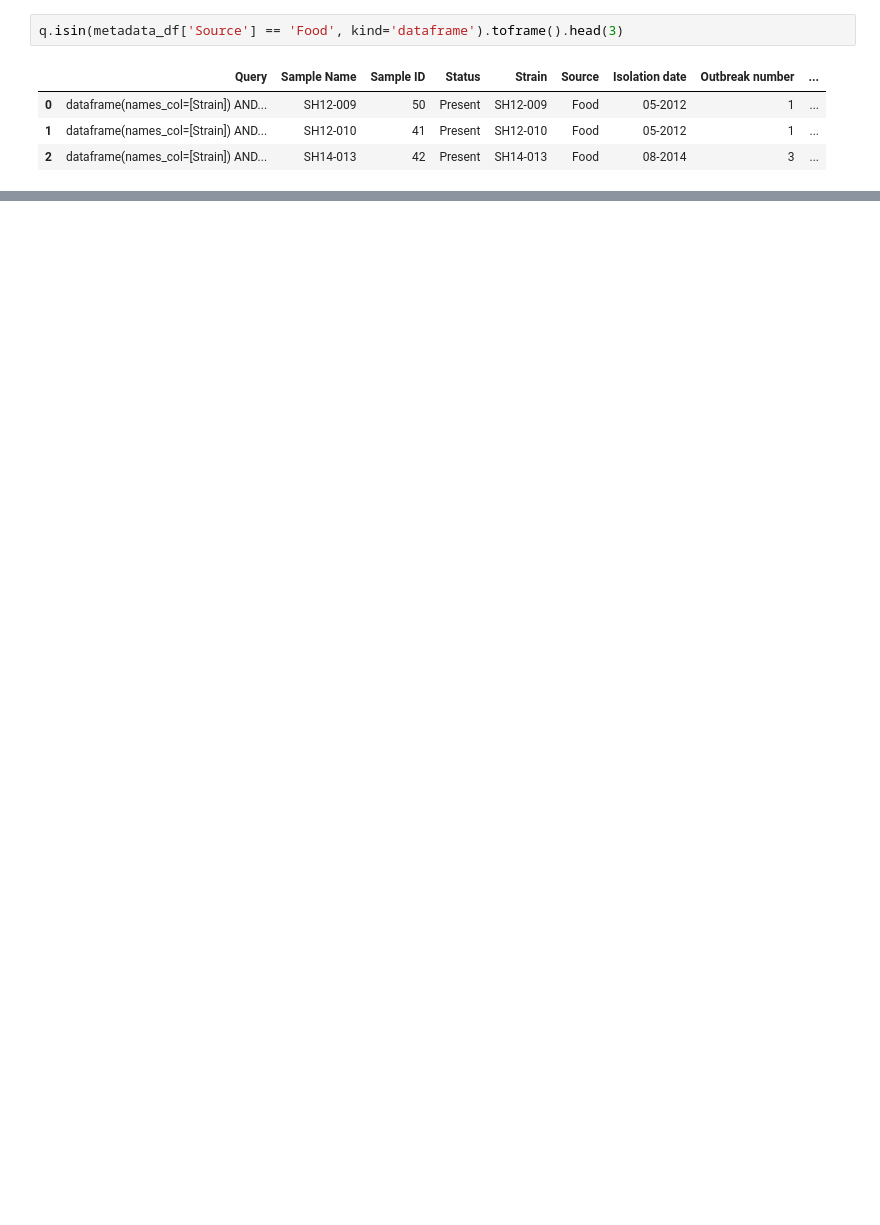
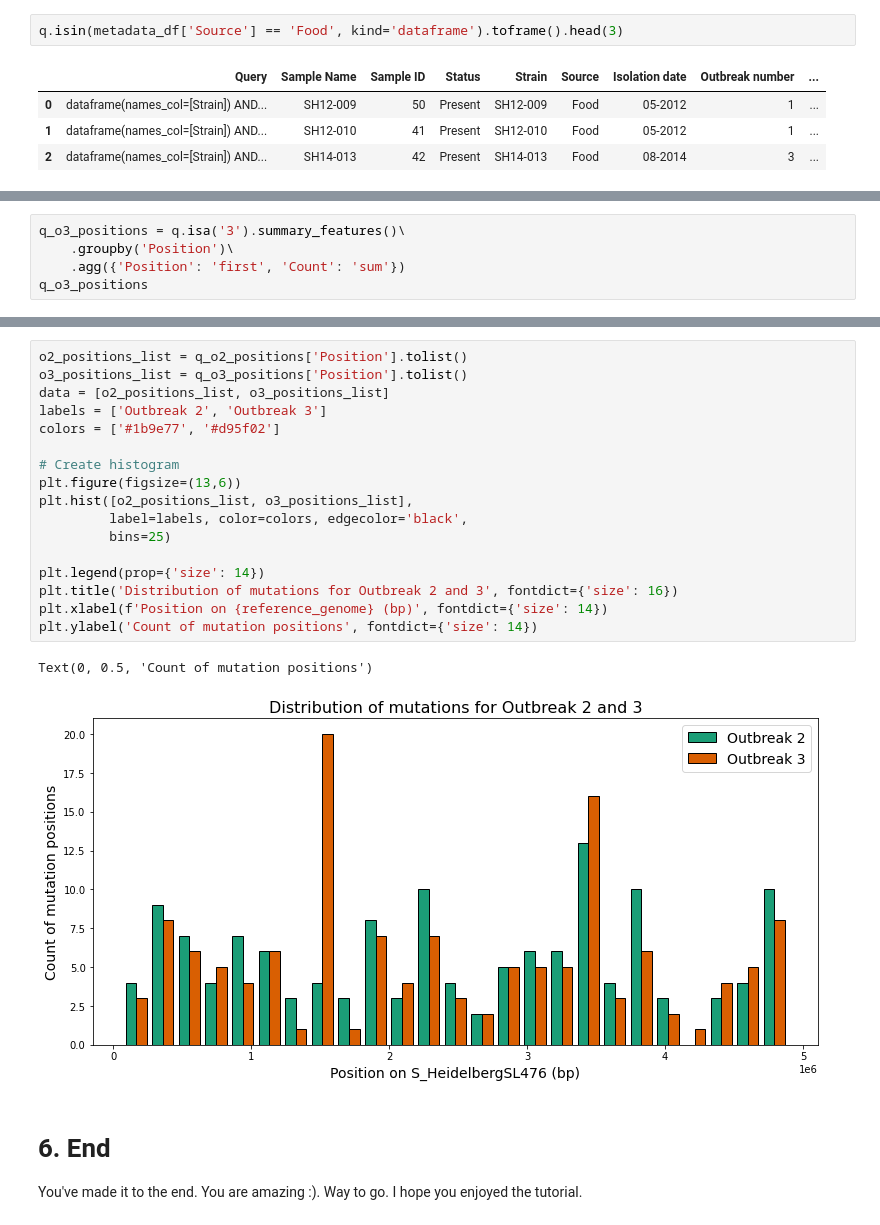
Before and after one commit to apetkau/genomics-data-index, a Jupyter notebook: docs/tutorial/tutorial-1-salmonella.ipynb, the cells around one changed output, grey strips where cells are left out. Saved outputs shown, nothing was run; the diff lists cells and outputs as text; blank space fills up the shorter version.

Commit message:
Finished tutorial

```diff
--- a/docs/tutorial/tutorial-1-salmonella.ipynb
+++ b/docs/tutorial/tutorial-1-salmonella.ipynb
@@ -368,0 +504,5 @@ ts.render('output1.pdf')
+# %%
+q_o3_positions = q.isa('3').summary_features()\
+    .groupby('Position')\
+    .agg({'Position': 'first', 'Count': 'sum'})
+q_o3_positions
@@ -368,0 +524,24 @@ ts.render('output1.pdf')
+# %%
+o2_positions_list = q_o2_positions['Position'].tolist()
+o3_positions_list = q_o3_positions['Position'].tolist()
+data = [o2_positions_list, o3_positions_list]
+labels = ['Outbreak 2', 'Outbreak 3']
+colors = ['#1b9e77', '#d95f02']
+
+# Create histogram
+plt.figure(figsize=(13,6))
+plt.hist([o2_positions_list, o3_positions_list],
+         label=labels, color=colors, edgecolor='black',
+         bins=25)
+
+plt.legend(prop={'size': 14})
+plt.title('Distribution of mutations for Outbreak 2 and 3', fontdict={'size': 16})
+plt.xlabel(f'Position on {reference_genome} (bp)', fontdict={'size': 14})
+plt.ylabel('Count of mutation positions', fontdict={'size': 14})
+# %% [output]
+Text(0, 0.5, 'Count of mutation positions')
+[figure, added]
+# %% [markdown]
+# 6. End
+
+You've made it to the end. You are amazing :). Way to go. I hope you enjoyed the tutorial.
```
Also changed, not shown: parts of 41 cells of this notebook, 2 other files.
